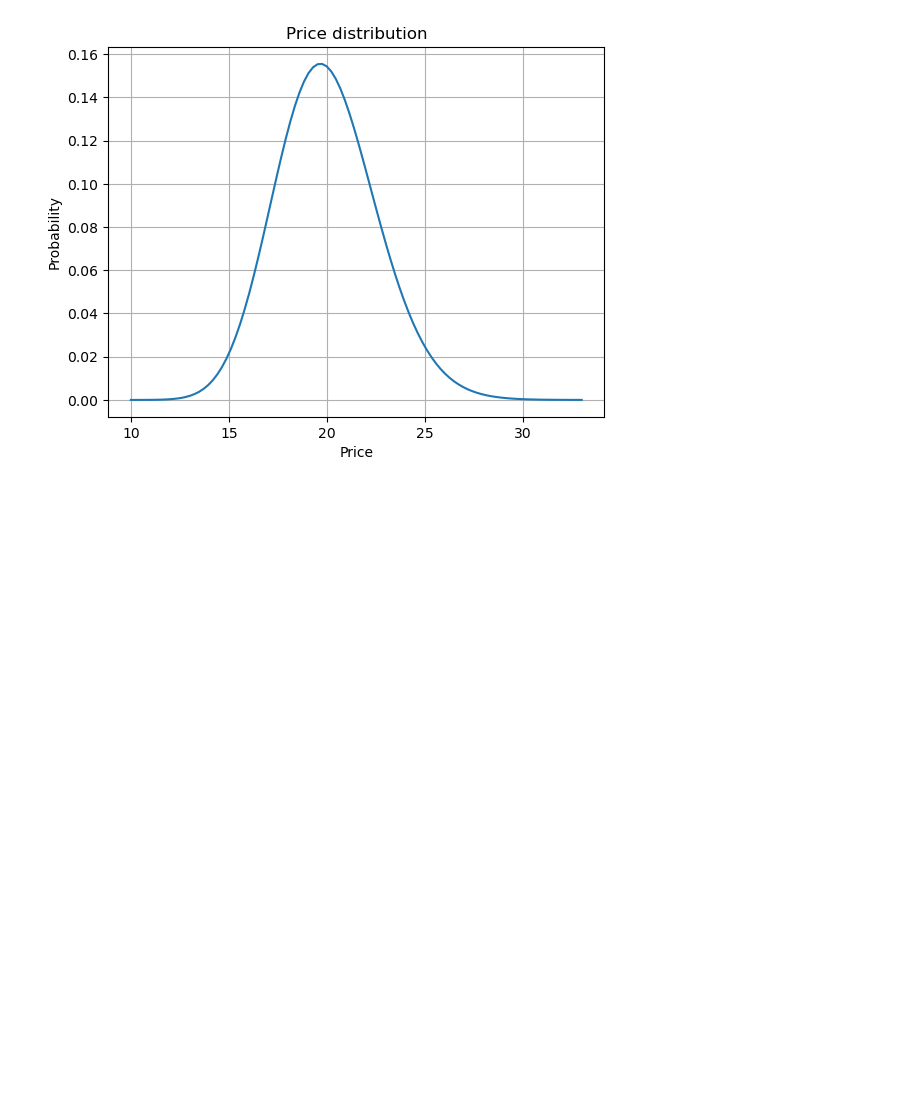
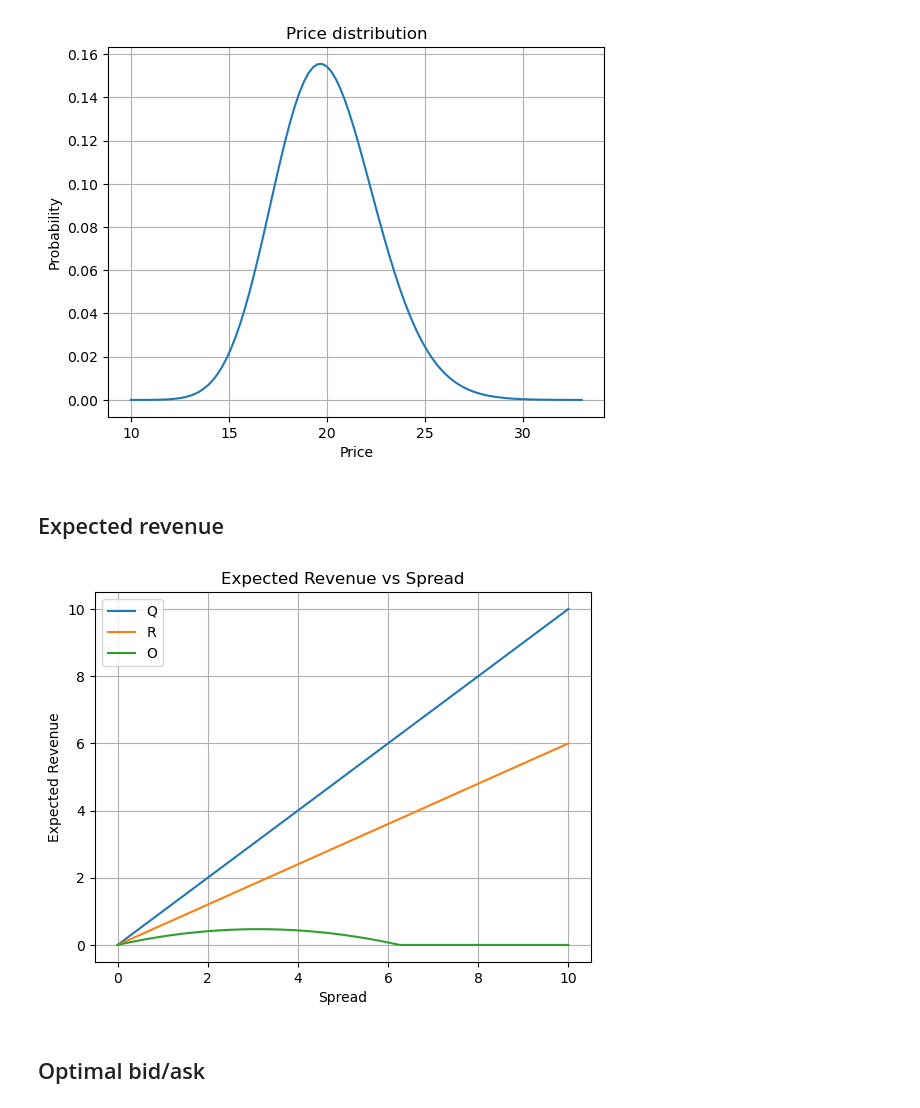
Before and after one commit to ivanna1030/trading, a Jupyter notebook: Market Microstructure Project.ipynb, the cells around one changed output. Drawn from its saved outputs; the diff is of its cells as text; code cells hidden in the pictures; blank space fills up the shorter version.

Commit message:
expected revenue

```diff
--- a/Market Microstructure Project.ipynb
+++ b/Market Microstructure Project.ipynb
@@ -23,3 +25,24 @@ plt.grid()
 plt.show()
 # %% [output]
 [figure]
+# %% [markdown]
+## Expected revenue
+# %%
+spread = np.linspace(0, 10, 100)
+pi_l = 0.6
+pi_bl = np.maximum(0.5 - 0.08 * spread, 0)
+
+
+plt.plot(spread, spread, label='Q')
+plt.plot(spread, spread * pi_l, label='R')
+plt.plot(spread, spread * pi_l * pi_bl, label='O')
+plt.title('Expected Revenue vs Spread')
+plt.xlabel('Spread')
+plt.ylabel('Expected Revenue')
+plt.grid()
+plt.legend()
+plt.show()
+# %% [output]
+[figure, added]
+# %% [markdown]
+## Optimal bid/ask
```
Also changed, not shown: parts of 1 cell of this notebook.
